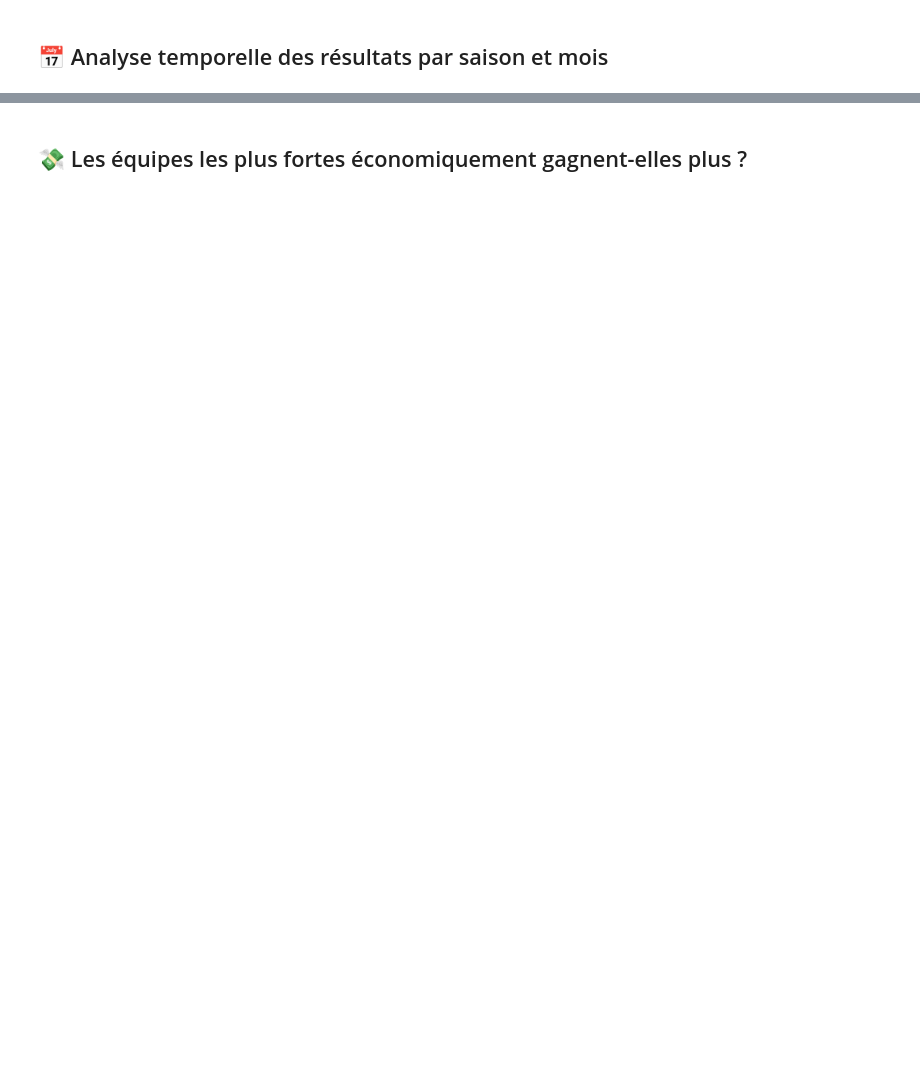
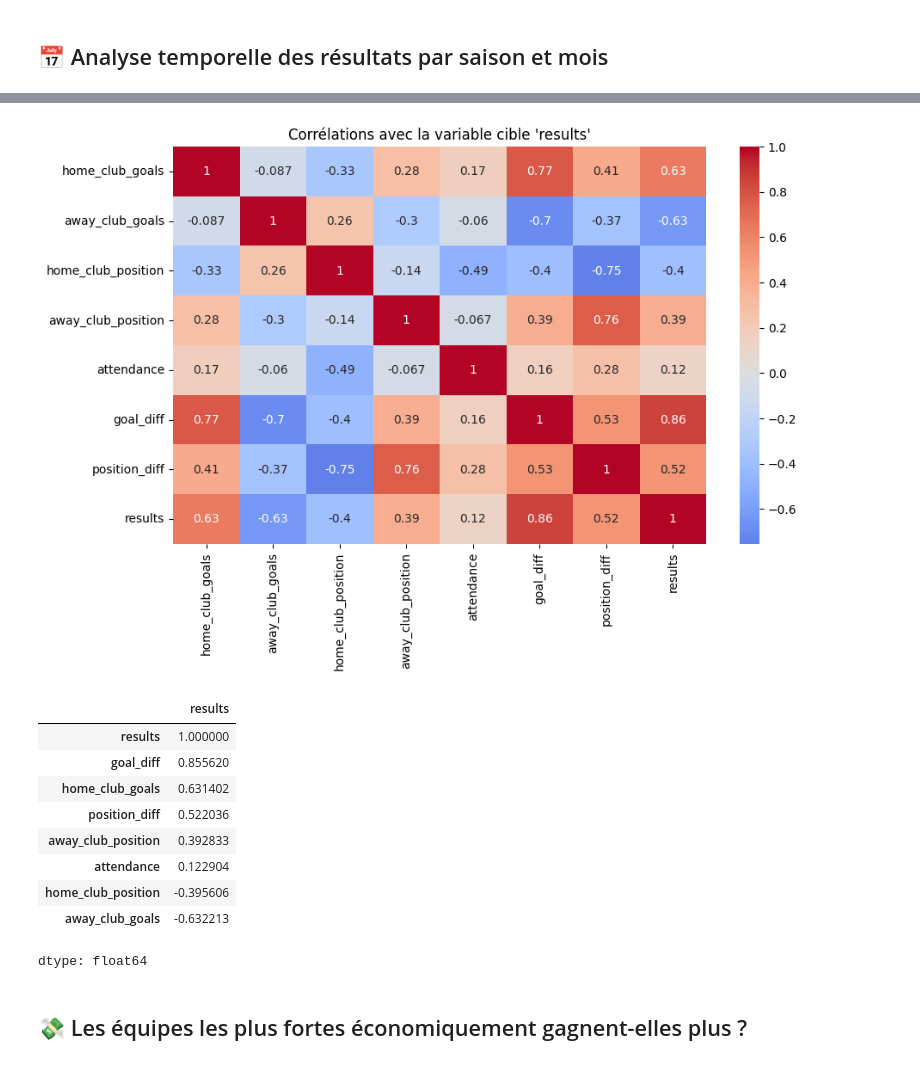
Before and after one commit to Alan-create00/Projet-Ligue1-Match-Prediction, a Jupyter notebook: notebooks/01_EDA.ipynb, the cells around one changed output, grey strips where cells are left out. Drawn from its saved outputs; the diff is of its cells as text; code cells hidden in the pictures; blank space fills up the shorter version.

```diff
--- a/notebooks/01_EDA.ipynb
+++ b/notebooks/01_EDA.ipynb
@@ -53,3 +84,51 @@ plt.show()
+# %%
+import pandas as pd
+import matplotlib.pyplot as plt
+import seaborn as sns
+
+# Charger le fichier de résultats historiques
+matches = pd.read_csv("matchs_2013_2022.csv")
+
+# Préparation des variables
+matches['date'] = pd.to_datetime(matches['date'])
+matches['goal_diff'] = matches['home_club_goals'] - matches['away_club_goals']
+matches['position_diff'] = matches['away_club_position'] - matches['home_club_position']
+
+# Sélection des variables numériques
+num_vars = [
+    'home_club_goals',
+    'away_club_goals',
+    'home_club_position',
+    'away_club_position',
+    'attendance',
+    'goal_diff',
+    'position_diff',
+    'results'  # cible
+]
+
+# Calcul de la matrice de corrélation
+corr_matrix = matches[num_vars].corr()
+
+# Affichage en heatmap
+plt.figure(figsize=(10, 6))
+sns.heatmap(corr_matrix, annot=True, cmap="coolwarm", center=0)
+plt.title("Corrélations avec la variable cible 'results'")
+plt.show()
+
+# Top des variables les plus corrélées avec le résultat
+corr_matrix['results'].sort_values(ascending=False)
+# %% [output]
+[figure, added]
+|  | results |
+| results | 1.000000 |
+| goal_diff | 0.855620 |
+| home_club_goals | 0.631402 |
+| position_diff | 0.522036 |
+| away_club_position | 0.392833 |
+| attendance | 0.122904 |
+| home_club_position | -0.395606 |
+| away_club_goals | -0.632213 |
+dtype: float64
 # %% [markdown]
 ## 💸 Les équipes les plus fortes économiquement gagnent-elles plus ?
 # %%
```
Also changed, not shown: parts of 7 cells of this notebook.
